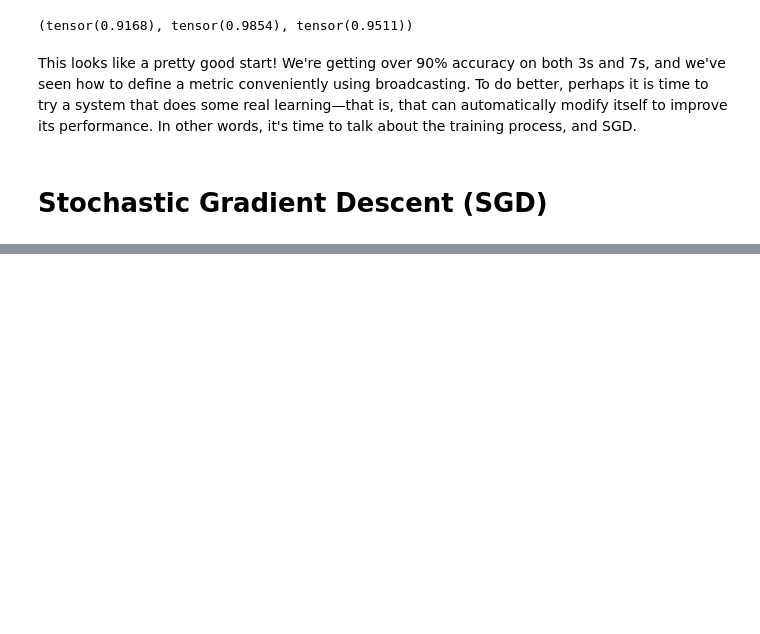
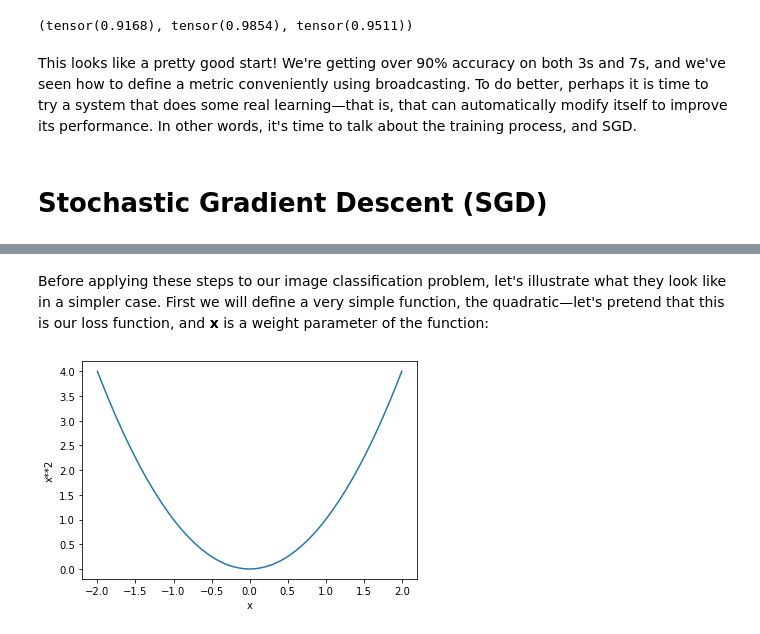
Before and after one commit to robertsaitov/DigitClassifier, a Jupyter notebook: DigitClassifier.ipynb, the cells around one changed output, grey strips where cells are left out. Drawn from its saved outputs; the diff is of its cells as text; code cells hidden in the pictures; blank space fills up the shorter version.

```diff
--- a/DigitClassifier.ipynb
+++ b/DigitClassifier.ipynb
@@ -245,0 +268,8 @@ To do better, perhaps it is time to try a system that does some real learning—
+# %% [markdown]
+Before applying these steps to our image classification problem, let's illustrate what they look like in a simpler case. First we will define a very simple function, the quadratic—let's pretend that this is our loss function, and **x** is a weight parameter of the function:
+# %%
+def f(x): return x**2
+# %%
+plot_function(f, 'x', 'x**2')
+# %% [output]
+[figure, added]
```
Also changed, not shown: parts of 28 cells of this notebook.
